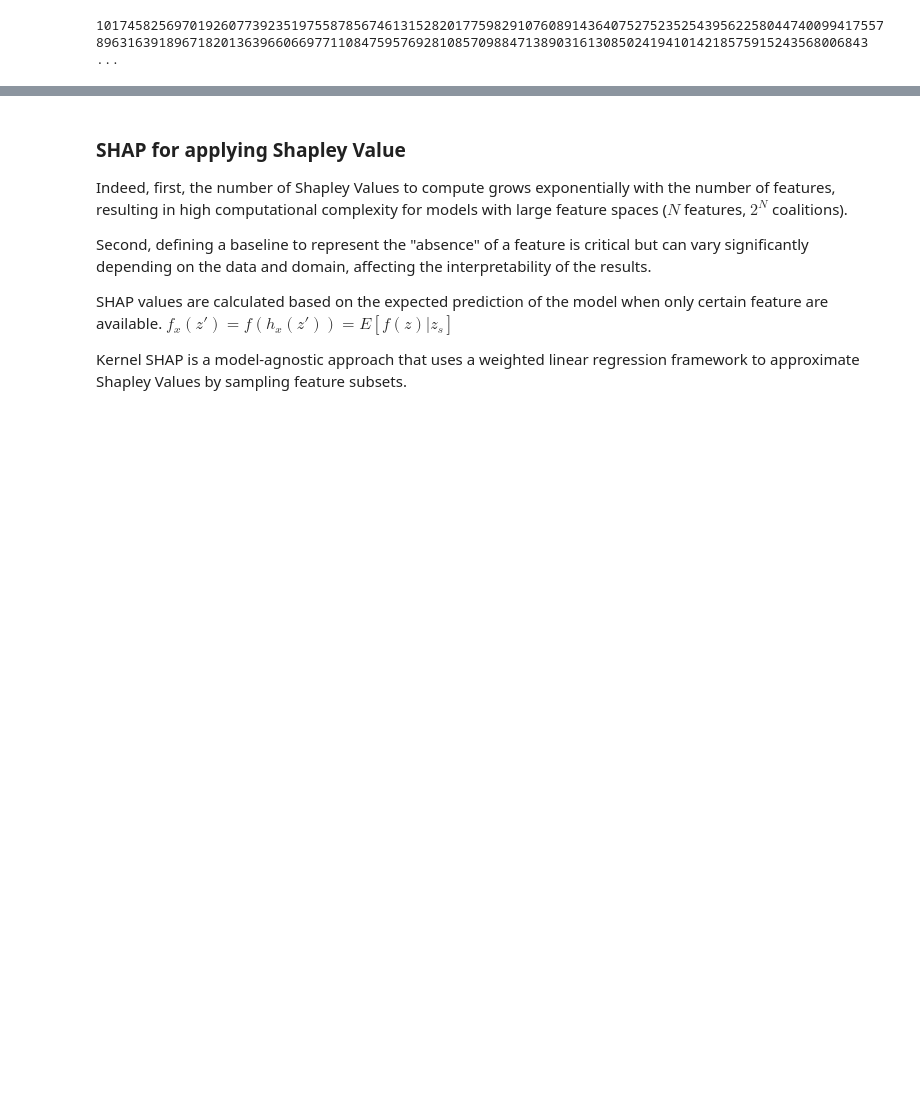
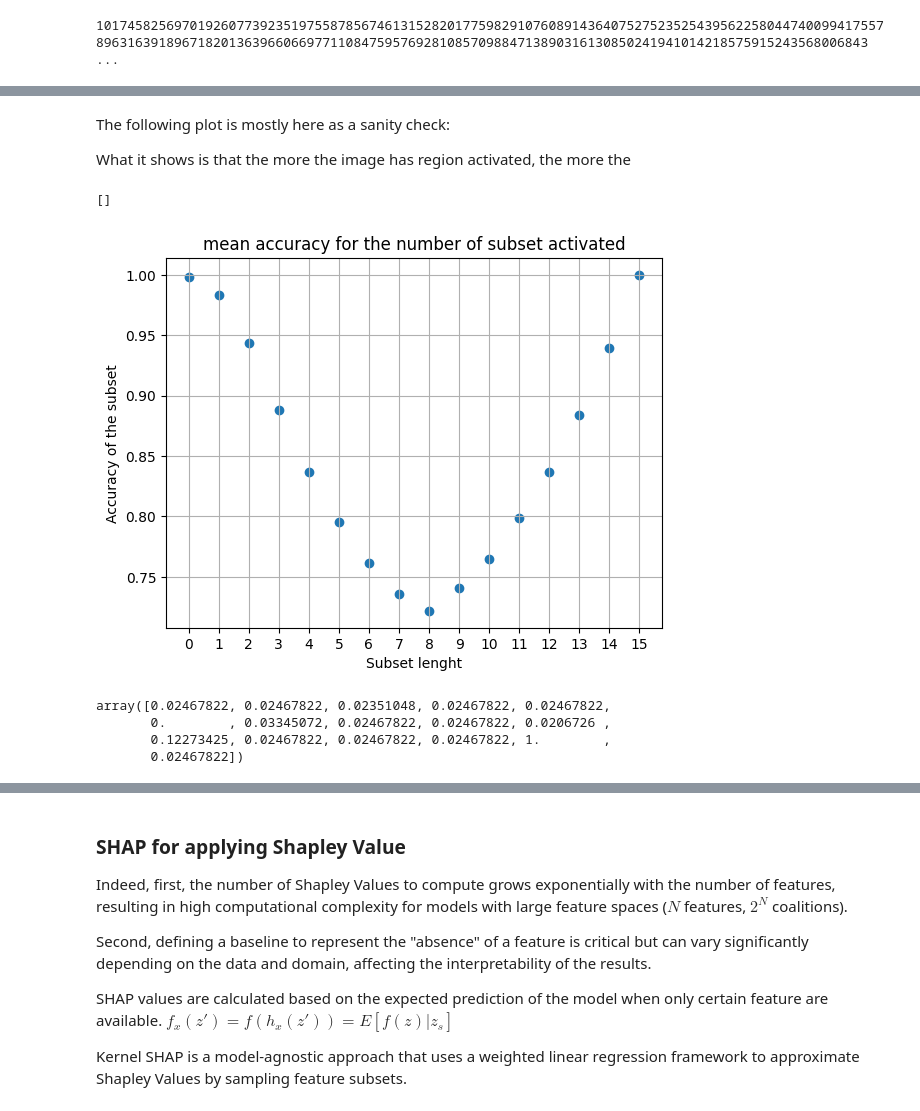
Before and after one commit to raph2268/XAI_methods, a Jupyter notebook: SHAP.ipynb, the cells around one changed output, grey strips where cells are left out. Saved outputs shown, nothing was run; the diff lists cells and outputs as text; code cells hidden in the pictures; blank space fills up the shorter version.

```diff
--- a/SHAP.ipynb
+++ b/SHAP.ipynb
@@ -329,0 +408,39 @@ def create_binary_list(indices, size =16):
+# %% [markdown]
+ The following plot is mostly here as a sanity check:
+
+ What it shows is that the more the image has region activated, the more the
+# %%
+length_to_sum = {}  # Stores sum of values for each length
+length_to_count = {}  # Stores count of occurrences for each length
+
+# Group sums and counts by length
+for length, value in zip(all_subset, accuracy_subset):
+    if length in length_to_sum:
+        length_to_sum[length] += value
+        length_to_count[length] += 1
+    else:
+        length_to_sum[length] = value
+        length_to_count[length] = 1
+
+# Compute mean for each length
+mean_by_length = {length: length_to_sum[length] / length_to_count[length] for length in length_to_sum}
+
+plt.scatter(mean_by_length.keys(),mean_by_length.values())
+plt.xlabel('Subset lenght')
+plt.ylabel('Accuracy of the subset')
+plt.title('mean accuracy for the number of subset activated')
+plt.xticks(range(0,18))
+plt.grid()
+plt.plot()
+# %% [output]
+[]
+[figure, added]
+# %%
+shapley_vals
+normalized_arr = (shapley_vals - np.min(shapley_vals)) / (np.max(shapley_vals) - np.min(shapley_vals))
+normalized_arr
+# %% [output]
+array([0.02467822, 0.02467822, 0.02351048, 0.02467822, 0.02467822,
+       0.        , 0.03345072, 0.02467822, 0.02467822, 0.0206726 ,
+       0.12273425, 0.02467822, 0.02467822, 0.02467822, 1.        ,
+       0.02467822])
```
Also changed, not shown: parts of 26 cells of this notebook.
